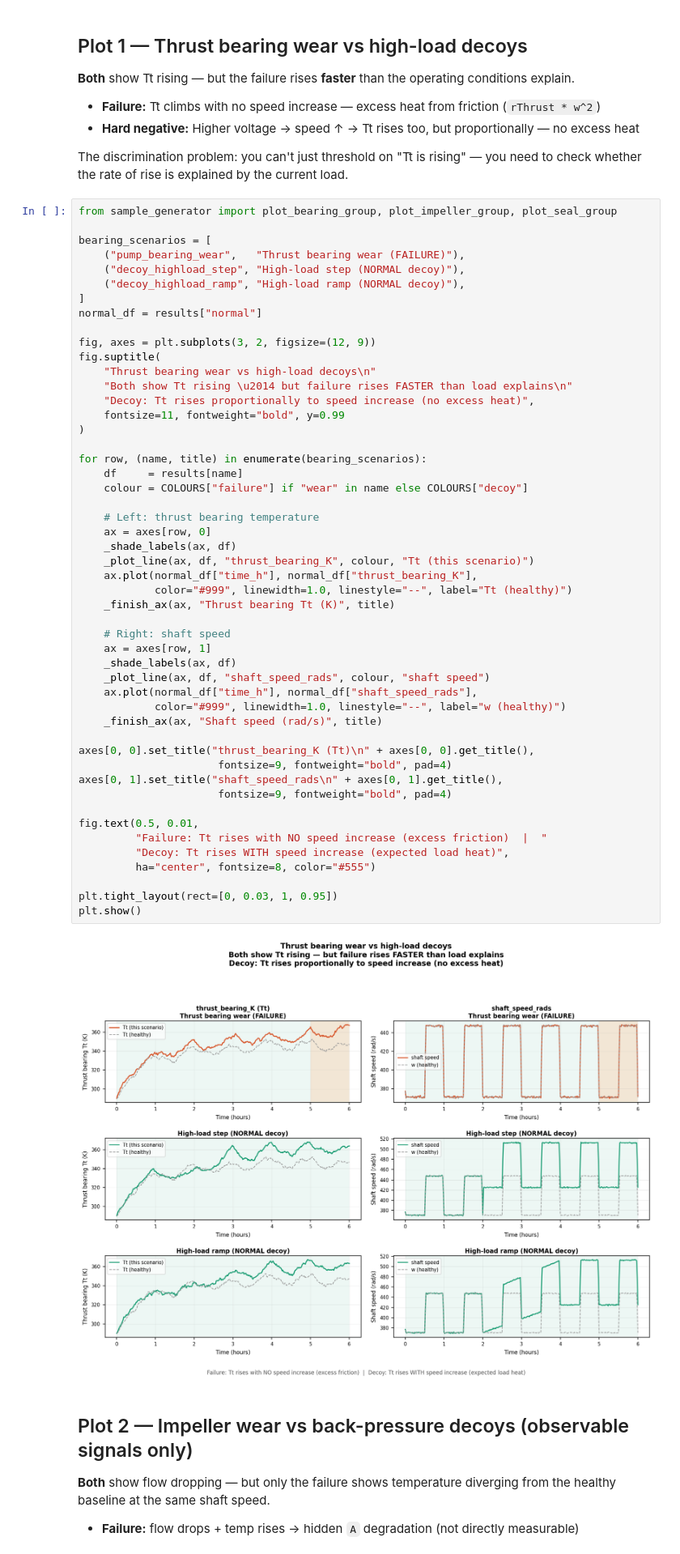
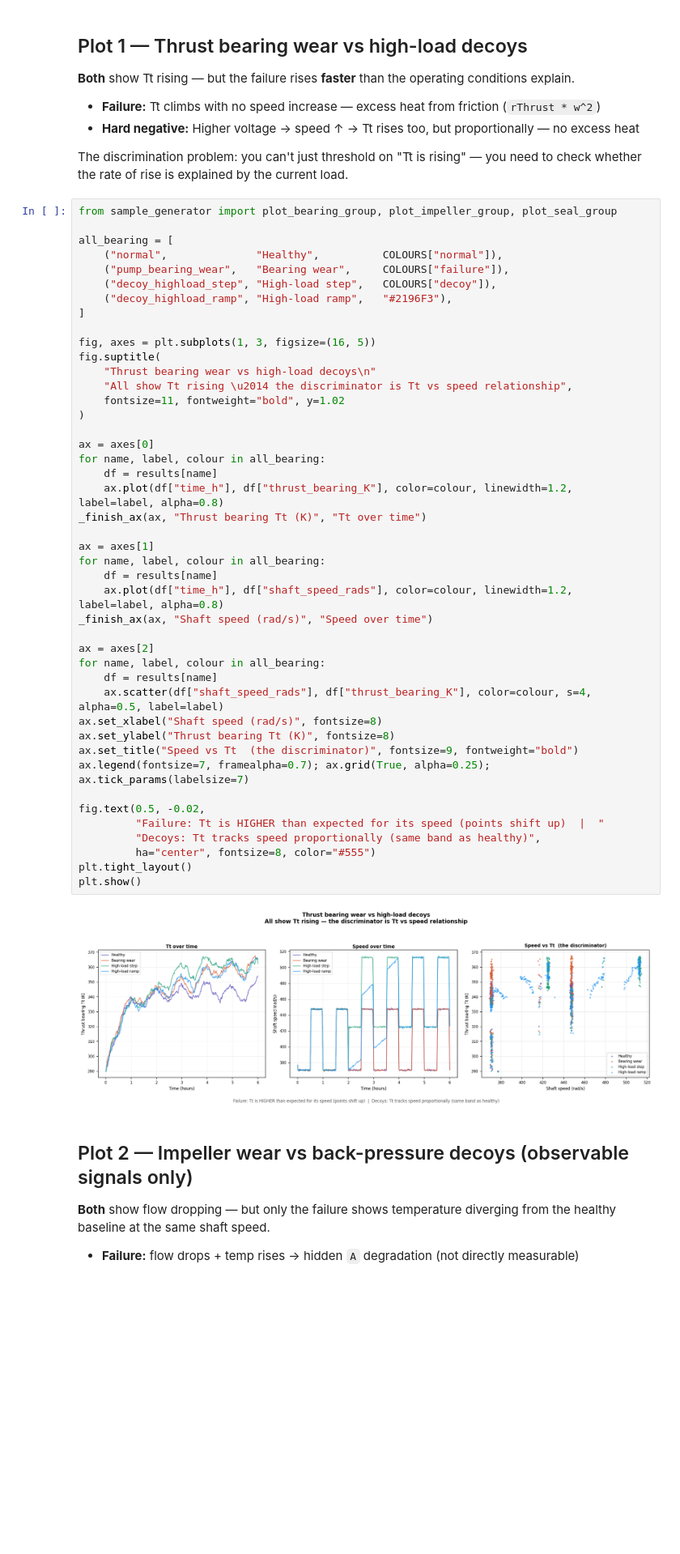
Before and after one commit to rammi-dev/synthetic-data, a Jupyter notebook: sample_visualiser_executed.ipynb, the cells around one changed output. Shown at 81% size. Drawn from its saved outputs; the diff is of its cells as text; blank space fills up the shorter version.

```diff
--- a/sample_visualiser_executed.ipynb
+++ b/sample_visualiser_executed.ipynb
@@ -126,55 +126,49 @@ The discrimination problem: you can't just threshold on "Tt is rising" — you n
 # %%
 from sample_generator import plot_bearing_group, plot_impeller_group, plot_seal_group
 
-bearing_scenarios = [
-    ("pump_bearing_wear",   "Thrust bearing wear (FAILURE)"),
-    ("decoy_highload_step", "High-load step (NORMAL decoy)"),
-    ("decoy_highload_ramp", "High-load ramp (NORMAL decoy)"),
+all_bearing = [
+    ("normal",              "Healthy",          COLOURS["normal"]),
+    ("pump_bearing_wear",   "Bearing wear",     COLOURS["failure"]),
+    ("decoy_highload_step", "High-load step",   COLOURS["decoy"]),
+    ("decoy_highload_ramp", "High-load ramp",   "#2196F3"),
 ]
-normal_df = results["normal"]
 
-fig, axes = plt.subplots(3, 2, figsize=(12, 9))
+fig, axes = plt.subplots(1, 3, figsize=(16, 5))
 fig.suptitle(
     "Thrust bearing wear vs high-load decoys\n"
-    "Both show Tt rising \u2014 but failure rises FASTER than load explains\n"
-    "Decoy: Tt rises proportionally to speed increase (no excess heat)",
-    fontsize=11, fontweight="bold", y=0.99
+    "All show Tt rising \u2014 the discriminator is Tt vs speed relationship",
+    fontsize=11, fontweight="bold", y=1.02
 )
 
-for row, (name, title) in enumerate(bearing_scenarios):
-    df     = results[name]
-    colour = COLOURS["failure"] if "wear" in name else COLOURS["decoy"]
+ax = axes[0]
+for name, label, colour in all_bearing:
+    df = results[name]
+    ax.plot(df["time_h"], df["thrust_bearing_K"], color=colour, linewidth=1.2, label=label, alpha=0.8)
+_finish_ax(ax, "Thrust bearing Tt (K)", "Tt over time")
 
-    # Left: thrust bearing temperature
-    ax = axes[row, 0]
-    _shade_labels(ax, df)
-    _plot_line(ax, df, "thrust_bearing_K", colour, "Tt (this scenario)")
-    ax.plot(normal_df["time_h"], normal_df["thrust_bearing_K"],
-            color="#999", linewidth=1.0, linestyle="--", label="Tt (healthy)")
-    _finish_ax(ax, "Thrust bearing Tt (K)", title)
+ax = axes[1]
+for name, label, colour in all_bearing:
+    df = results[name]
+    ax.plot(df["time_h"], df["shaft_speed_rads"], color=colour, linewidth=1.2, label=label, alpha=0.8)
+_finish_ax(ax, "Shaft speed (rad/s)", "Speed over time")
 
-    # Right: shaft speed
-    ax = axes[row, 1]
-    _shade_labels(ax, df)
-    _plot_line(ax, df, "shaft_speed_rads", colour, "shaft speed")
-    ax.plot(normal_df["time_h"], normal_df["shaft_speed_rads"],
-            color="#999", linewidth=1.0, linestyle="--", label="w (healthy)")
-    _finish_ax(ax, "Shaft speed (rad/s)", title)
+ax = axes[2]
+for name, label, colour in all_bearing:
+    df = results[name]
+    ax.scatter(df["shaft_speed_rads"], df["thrust_bearing_K"], color=colour, s=4, alpha=0.5, label=label)
+ax.set_xlabel("Shaft speed (rad/s)", fontsize=8)
+ax.set_ylabel("Thrust bearing Tt (K)", fontsize=8)
+ax.set_title("Speed vs Tt  (the discriminator)", fontsize=9, fontweight="bold")
+ax.legend(fontsize=7, framealpha=0.7); ax.grid(True, alpha=0.25); ax.tick_params(labelsize=7)
 
-axes[0, 0].set_title("thrust_bearing_K (Tt)\n" + axes[0, 0].get_title(),
-                      fontsize=9, fontweight="bold", pad=4)
-axes[0, 1].set_title("shaft_speed_rads\n" + axes[0, 1].get_title(),
-                      fontsize=9, fontweight="bold", pad=4)
-
-fig.text(0.5, 0.01,
-         "Failure: Tt rises with NO speed increase (excess friction)  |  "
-         "Decoy: Tt rises WITH speed increase (expected load heat)",
+fig.text(0.5, -0.02,
+         "Failure: Tt is HIGHER than expected for its speed (points shift up)  |  "
+         "Decoys: Tt tracks speed proportionally (same band as healthy)",
          ha="center", fontsize=8, color="#555")
-
-plt.tight_layout(rect=[0, 0.03, 1, 0.95])
+plt.tight_layout()
 plt.show()
 # %% [output]
-[figure, old version]
+[figure, new version]
 # %% [markdown]
 ## Plot 2 — Impeller wear vs back-pressure decoys (observable signals only)
 
```
Also changed, not shown: parts of 3 cells of this notebook, 2 other files.
